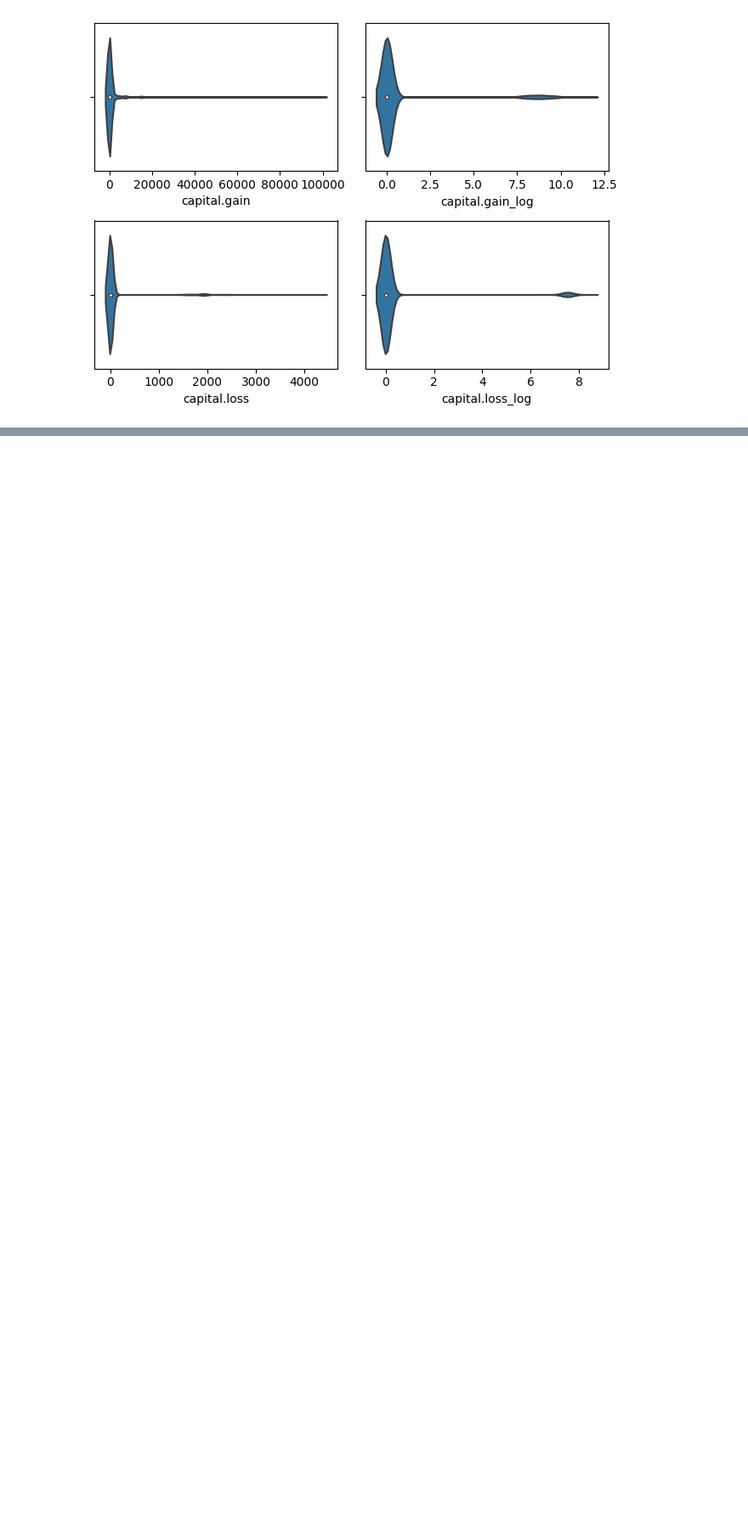
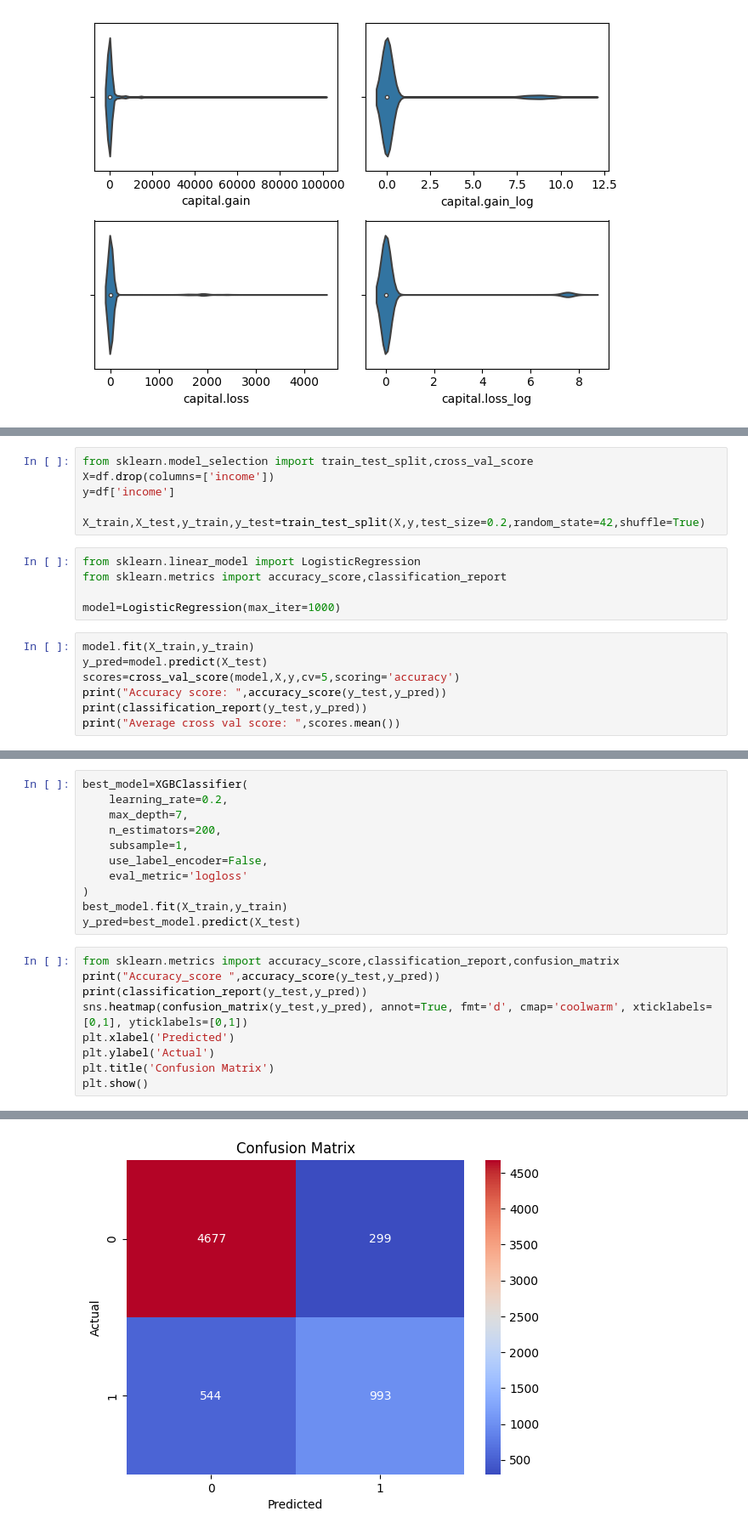
Before and after one commit to prasannashrestha011/ML_exercises, a Jupyter notebook: adult-census-income.ipynb, the cells around one changed output, grey strips where cells are left out. Shown at 85% size. Saved outputs shown, nothing was run; the diff lists cells and outputs as text; blank space fills up the shorter version.

Commit message:
prediction using XGBClassifier

```diff
--- a/adult-census-income.ipynb
+++ b/adult-census-income.ipynb
@@ -273,0 +336,18 @@ plt.show()
+# %%
+from sklearn.model_selection import train_test_split,cross_val_score
+X=df.drop(columns=['income'])
+y=df['income']
+
+X_train,X_test,y_train,y_test=train_test_split(X,y,test_size=0.2,random_state=42,shuffle=True)
+# %%
+from sklearn.linear_model import LogisticRegression
+from sklearn.metrics import accuracy_score,classification_report
+
+model=LogisticRegression(max_iter=1000)
+# %%
+model.fit(X_train,y_train)
+y_pred=model.predict(X_test)
+scores=cross_val_score(model,X,y,cv=5,scoring='accuracy')
+print("Accuracy score: ",accuracy_score(y_test,y_pred))
+print(classification_report(y_test,y_pred))
+print("Average cross val score: ",scores.mean())
@@ -273,0 +434,21 @@ plt.show()
+# %%
+best_model=XGBClassifier(
+    learning_rate=0.2,
+    max_depth=7,
+    n_estimators=200,
+    subsample=1,
+    use_label_encoder=False,
+    eval_metric='logloss'
+)
+best_model.fit(X_train,y_train)
+y_pred=best_model.predict(X_test)
+# %%
+from sklearn.metrics import accuracy_score,classification_report,confusion_matrix
+print("Accuracy_score ",accuracy_score(y_test,y_pred))
+print(classification_report(y_test,y_pred))
+sns.heatmap(confusion_matrix(y_test,y_pred), annot=True, fmt='d', cmap='coolwarm', xticklabels=[0,1], yticklabels=[0,1])
+plt.xlabel('Predicted')
+plt.ylabel('Actual')
+plt.title('Confusion Matrix')
+plt.show()
+# %% [output]
@@ -273,0 +464 @@ plt.show()
+[figure, added]
```
Also changed, not shown: parts of 9 cells of this notebook.
